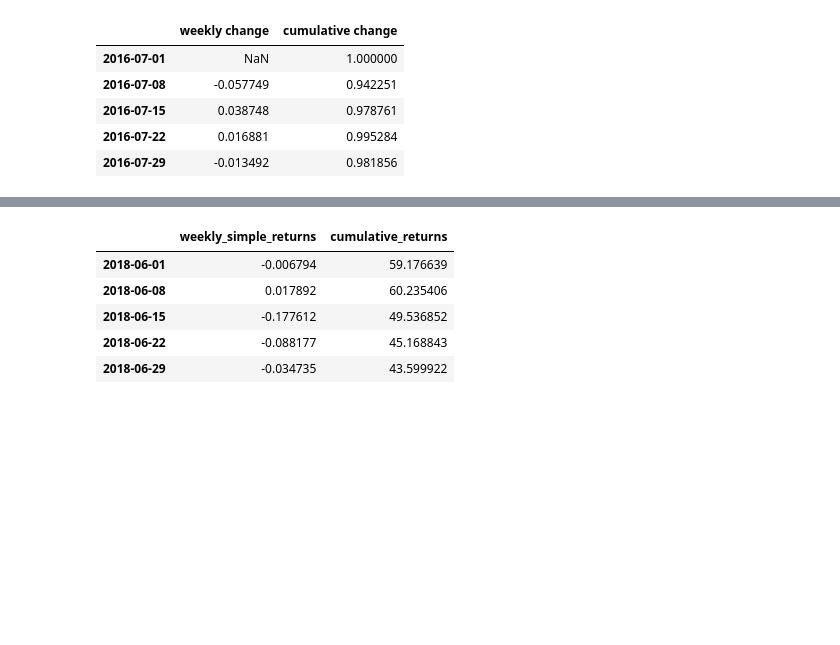
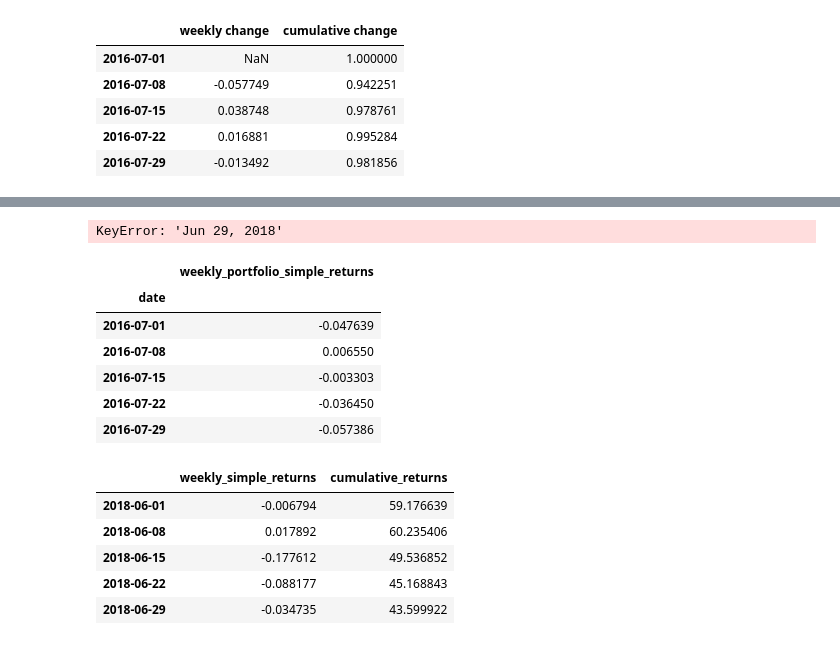
Before and after one commit to crypto20-dev/Invictus, a Jupyter notebook: BTC_TMC_C10 performance/6 August Submission.ipynb, the cells around one changed output, grey strips where cells are left out. Cells and saved outputs as stored; diff of their text form; code cells hidden in the pictures; blank space fills up the shorter version.

```diff
--- a/BTC_TMC_C10 performance/6 August Submission.ipynb
+++ b/BTC_TMC_C10 performance/6 August Submission.ipynb
@@ -17,7 +17,7 @@ import matplotlib.dates as mdates
 my_year_month_fmt = mdates.DateFormatter('%m/%y')
 # %%
 #DATA PREPARATION
-data = np.load('/home/isabelle/Downloads/latest_coin_data.pkl')
+data = np.load('/Users/louisribieras/Desktop/Invictus/Data/latest_coin_data.pkl')
 #drop null data
 data = data.dropna()
 
@@ -290,6 +280,8 @@ for column in selectedmarket:
     for i, df in invest10.items():
         portfolio_simple_returns10[i] = invest10[i].transpose().dot(returns10[i])
         portfolio_total_returns10.append(portfolio_simple_returns10[i]['returns'])
+# %% [output]
+KeyError: 'Jun 29, 2018'
 # %%
 #FOR C10 compiling and cleaning the table into a readable format
 final_portfolio_simple_returns10 = pd.DataFrame(portfolio_total_returns10)
@@ -299,6 +291,16 @@ final_portfolio_simple_returns10 = final_portfolio_simple_returns10.set_index('d
 
 #converting to datetime
 final_portfolio_simple_returns10.index = pd.to_datetime(final_portfolio_simple_returns10.index)
+# %%
+final_portfolio_simple_returns10.head(5)
+# %% [output]
+|  | weekly_portfolio_simple_returns |
+| date |  |
+| 2016-07-01 | -0.047639 |
+| 2016-07-08 | 0.006550 |
+| 2016-07-15 | -0.003303 |
+| 2016-07-22 | -0.036450 |
+| 2016-07-29 | -0.057386 |
 # %%
 #FOR C10
 final_cum10 = (1 + final_portfolio_simple_returns10).cumprod()
```
Also changed, not shown: parts of 3 cells of this notebook, 15 other files.
